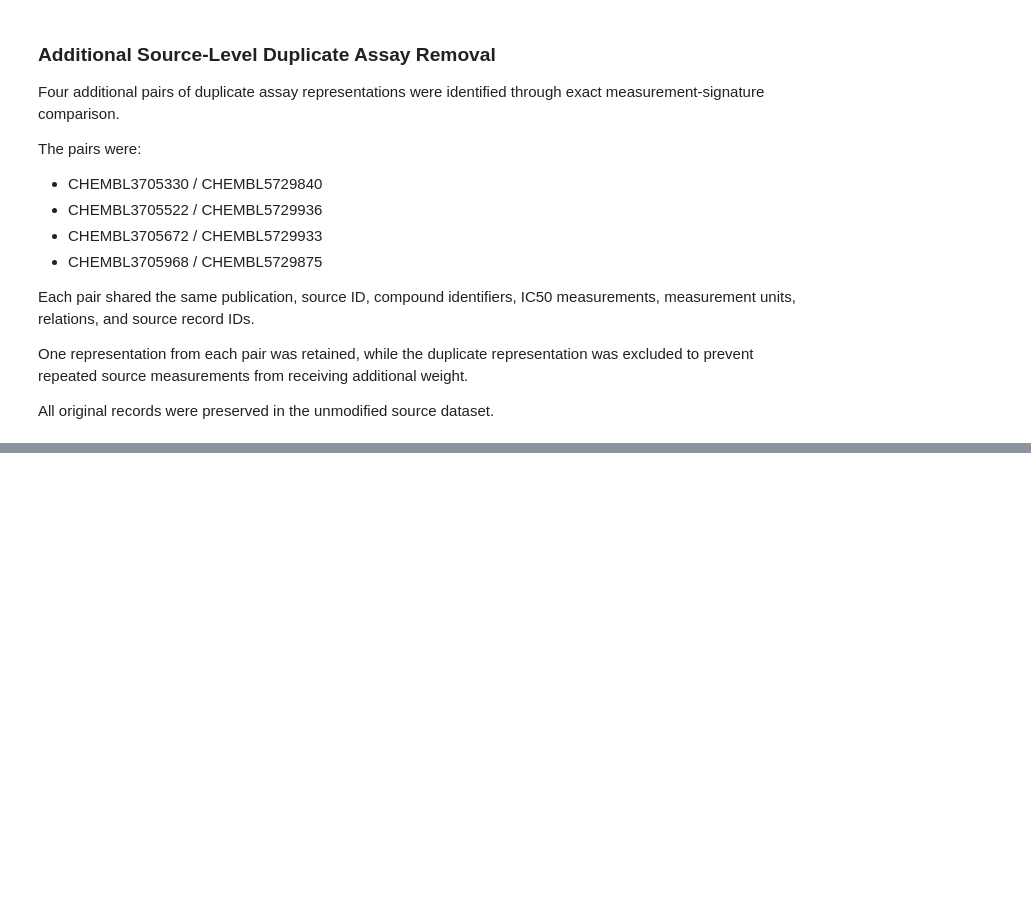
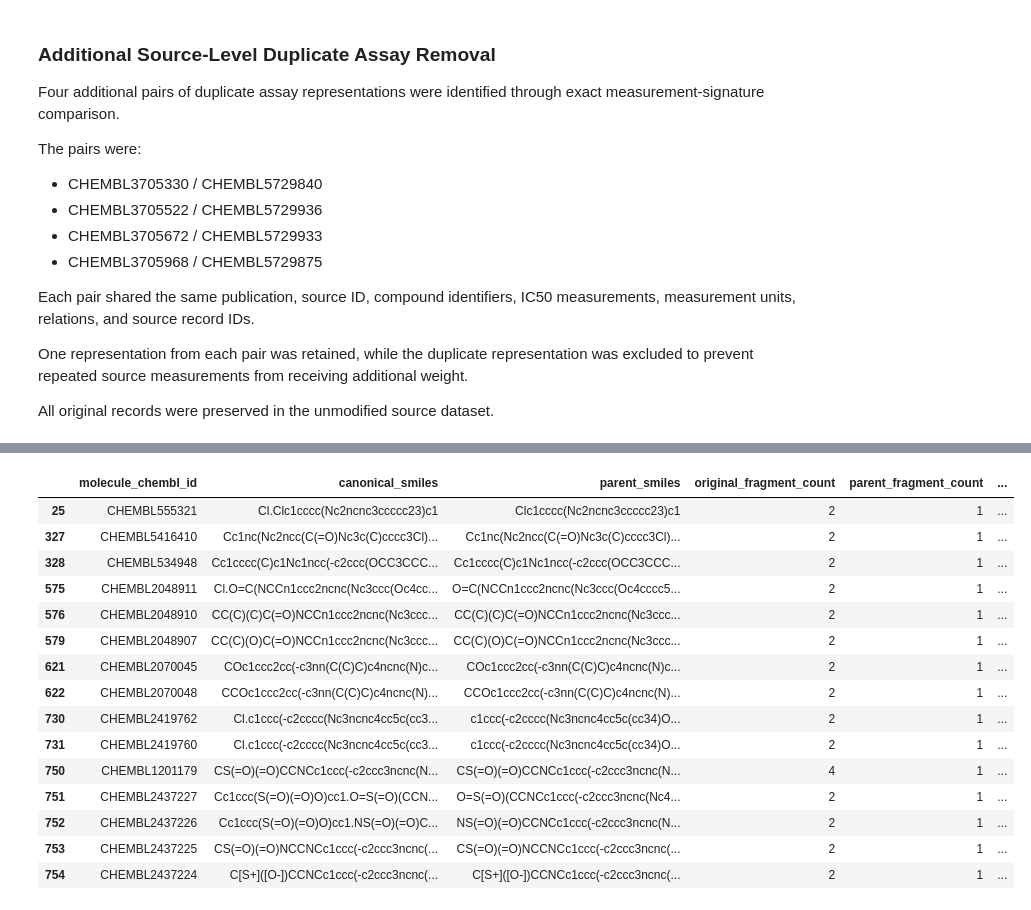
Before and after one commit to Aadarshmishra13/ai-driven-drug-discovery, a Jupyter notebook: notebooks/01_EGFR_Target_and_ChEMBL_Data_Audit.ipynb, the cells around one changed output, grey strips where cells are left out. Saved outputs shown, nothing was run; the diff lists cells and outputs as text; code cells hidden in the pictures; blank space fills up the shorter version.

```diff
--- a/notebooks/01_EGFR_Target_and_ChEMBL_Data_Audit.ipynb
+++ b/notebooks/01_EGFR_Target_and_ChEMBL_Data_Audit.ipynb
@@ -3016,0 +3415,73 @@ All original records were preserved in the unmodified source dataset.
+# %%
+# Create a separate compound-level standardisation dataset
+
+parent_df = unique_compounds.copy()
+
+# Apply RDKit FragmentParent standardisation
+parent_df["parent_mol"] = parent_df["rdkit_mol"].apply(
+    lambda mol: rdMolStandardize.FragmentParent(mol)
+)
+
+# Generate standardised parent SMILES
+parent_df["parent_smiles"] = parent_df["parent_mol"].apply(
+    lambda mol: Chem.MolToSmiles(mol, canonical=True)
+)
+
+# Calculate parent molecular formula
+parent_df["parent_formula"] = parent_df["parent_mol"].apply(
+    rdMolDescriptors.CalcMolFormula
+)
+
+# Compare original and parent structures
+parent_df["original_fragment_count"] = (
+    parent_df["rdkit_mol"].apply(
+        lambda mol: len(Chem.GetMolFrags(mol))
+    )
+)
+
+parent_df["parent_fragment_count"] = (
+    parent_df["parent_mol"].apply(
+        lambda mol: len(Chem.GetMolFrags(mol))
+    )
+)
+
+parent_df["structure_changed"] = (
+    parent_df["canonical_smiles"] != parent_df["parent_smiles"]
+)
+
+print("PARENT STRUCTURE STANDARDISATION AUDIT")
+print("=" * 55)
+
+print("Total unique compounds:", len(parent_df))
+
+print(
+    "Compounds with changed SMILES:",
+    parent_df["structure_changed"].sum()
+)
+
+print(
+    "Compounds with unchanged SMILES:",
+    (~parent_df["structure_changed"]).sum()
+)
+
+print(
+    "Parents with multiple fragments:",
+    (parent_df["parent_fragment_count"] > 1).sum()
+)
+
+print("\nSTANDARDISATION EXAMPLES")
+
+display(
+    parent_df.loc[
+        parent_df["original_fragment_count"] > 1,
+        [
+            "molecule_chembl_id",
+            "canonical_smiles",
+            "parent_smiles",
+            "original_fragment_count",
+            "parent_fragment_count",
+            "structure_changed"
+        ]
+    ].head(15)
+)
+# %% [output]
@@ -3016,0 +3496,16 @@ All original records were preserved in the unmodified source dataset.
+|  | molecule_chembl_id | canonical_smiles | parent_smiles | original_fragment_count | parent_fragment_count | ... |
+| 25 | CHEMBL555321 | Cl.Clc1cccc(Nc2ncnc3ccccc23)c1 | Clc1cccc(Nc2ncnc3ccccc23)c1 | 2 | 1 | ... |
+| 327 | CHEMBL5416410 | Cc1nc(Nc2ncc(C(=O)Nc3c(C)cccc3Cl)... | Cc1nc(Nc2ncc(C(=O)Nc3c(C)cccc3Cl)... | 2 | 1 | ... |
+| 328 | CHEMBL534948 | Cc1cccc(C)c1Nc1ncc(-c2ccc(OCC3CCC... | Cc1cccc(C)c1Nc1ncc(-c2ccc(OCC3CCC... | 2 | 1 | ... |
+| 575 | CHEMBL2048911 | Cl.O=C(NCCn1ccc2ncnc(Nc3ccc(Oc4cc... | O=C(NCCn1ccc2ncnc(Nc3ccc(Oc4cccc5... | 2 | 1 | ... |
+| 576 | CHEMBL2048910 | CC(C)(C)C(=O)NCCn1ccc2ncnc(Nc3ccc... | CC(C)(C)C(=O)NCCn1ccc2ncnc(Nc3ccc... | 2 | 1 | ... |
+| 579 | CHEMBL2048907 | CC(C)(O)C(=O)NCCn1ccc2ncnc(Nc3ccc... | CC(C)(O)C(=O)NCCn1ccc2ncnc(Nc3ccc... | 2 | 1 | ... |
+| 621 | CHEMBL2070045 | COc1ccc2cc(-c3nn(C(C)C)c4ncnc(N)c... | COc1ccc2cc(-c3nn(C(C)C)c4ncnc(N)c... | 2 | 1 | ... |
+| 622 | CHEMBL2070048 | CCOc1ccc2cc(-c3nn(C(C)C)c4ncnc(N)... | CCOc1ccc2cc(-c3nn(C(C)C)c4ncnc(N)... | 2 | 1 | ... |
+| 730 | CHEMBL2419762 | Cl.c1ccc(-c2cccc(Nc3ncnc4cc5c(cc3... | c1ccc(-c2cccc(Nc3ncnc4cc5c(cc34)O... | 2 | 1 | ... |
+| 731 | CHEMBL2419760 | Cl.c1ccc(-c2cccc(Nc3ncnc4cc5c(cc3... | c1ccc(-c2cccc(Nc3ncnc4cc5c(cc34)O... | 2 | 1 | ... |
+| 750 | CHEMBL1201179 | CS(=O)(=O)CCNCc1ccc(-c2ccc3ncnc(N... | CS(=O)(=O)CCNCc1ccc(-c2ccc3ncnc(N... | 4 | 1 | ... |
+| 751 | CHEMBL2437227 | Cc1ccc(S(=O)(=O)O)cc1.O=S(=O)(CCN... | O=S(=O)(CCNCc1ccc(-c2ccc3ncnc(Nc4... | 2 | 1 | ... |
+| 752 | CHEMBL2437226 | Cc1ccc(S(=O)(=O)O)cc1.NS(=O)(=O)C... | NS(=O)(=O)CCNCc1ccc(-c2ccc3ncnc(N... | 2 | 1 | ... |
+| 753 | CHEMBL2437225 | CS(=O)(=O)NCCNCc1ccc(-c2ccc3ncnc(... | CS(=O)(=O)NCCNCc1ccc(-c2ccc3ncnc(... | 2 | 1 | ... |
+| 754 | CHEMBL2437224 | C[S+]([O-])CCNCc1ccc(-c2ccc3ncnc(... | C[S+]([O-])CCNCc1ccc(-c2ccc3ncnc(... | 2 | 1 | ... |
```
Also changed, not shown: parts of 18 cells of this notebook.
